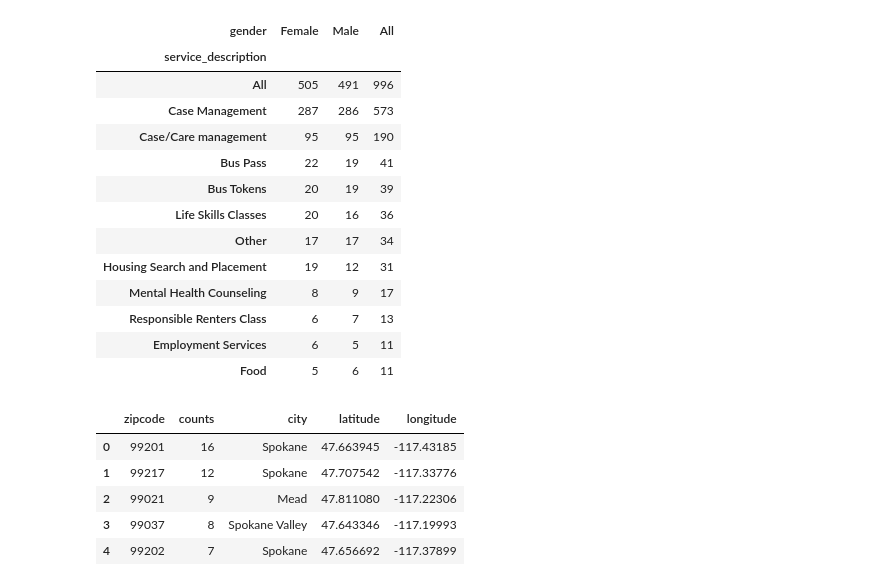
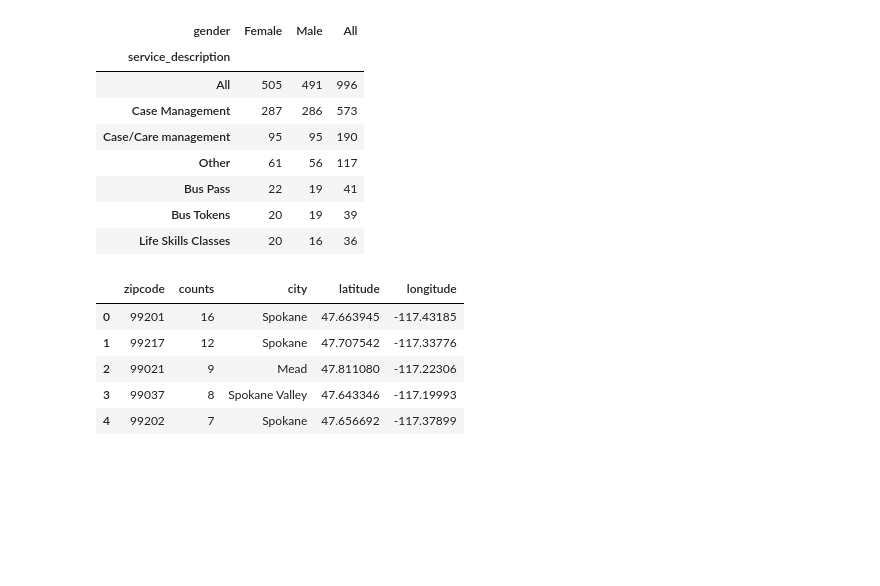
Before and after one commit to BloomTech-Labs/family-promise-service-tracker-ds-a, a Jupyter notebook: notebooks/visualizations.ipynb, the cells around one changed output. Saved outputs shown, nothing was run; the diff lists cells and outputs as text; code cells hidden in the pictures; blank space fills up the shorter version.

```diff
--- a/notebooks/visualizations.ipynb
+++ b/notebooks/visualizations.ipynb
@@ -3,22 +3,23 @@ import pandas as pd
 import datetime
 import plotly.express as px
 # %%
-def wrangle(file):
+def wrangle(file,services=10):
     df = pd.read_csv(file, parse_dates=["date"], index_col="date")
     df = df[~df.index.isna()]
 
     df["zipcode"] = [i.split()[-3].rstrip(",") for i in df["address"]]
-    df = df[~(df["zipcode"] == "WA")]
+    zips = [i.isnumeric() for i in df["zipcode"]]
+    df = df[(zips)]
     df["zipcode"] = df["zipcode"].astype("int64")
 
     df["month"] = [i.strftime("%Y-%m") for i in df.index]
 
-    top_services = list(df["service_description"].value_counts()[:10].index)
+    top_services = list(df["service_description"].value_counts()[:services].index)
     for i,v in enumerate(df["service_description"]):
         if v not in top_services:
             df["service_description"][i] = "Other"
 
     return df
-data = wrangle("../data/mock_data.csv")
-data.head()
+data = wrangle("../data/mock_data.csv",5)
+data.info()
 # %% [output]
@@ -35,33 +47,28 @@ See the caveats in the documentation: https://pandas.pydata.org/pandas-docs/stab
 # %%
-def service_splits(categories,demographic):
+def service_splits(categories,demographic,norm=False):
     """
     Splits a categorical series and finds the frequency of each unique
     value crossed with the values of a specified demographic series.
     """
     return pd.crosstab(categories,
                        demographic,
                        margins=True,
-                    #    normalize="columns"
+                       normalize=norm
                        ).sort_values(by="All", ascending=False)
 
 services = data["service_description"]
 demo = data["gender"]
 service_splits(services,demo)
 # %% [output]
 | gender | Female | Male | All |
 | service_description |  |  |  |
 | All | 505 | 491 | 996 |
 | Case Management | 287 | 286 | 573 |
 | Case/Care management | 95 | 95 | 190 |
+| Other | 61 | 56 | 117 |
 | Bus Pass | 22 | 19 | 41 |
 | Bus Tokens | 20 | 19 | 39 |
 | Life Skills Classes | 20 | 16 | 36 |
-| Other | 17 | 17 | 34 |
-| Housing Search and Placement | 19 | 12 | 31 |
-| Mental Health Counseling | 8 | 9 | 17 |
-| Responsible Renters Class | 6 | 7 | 13 |
-| Employment Services | 6 | 5 | 11 |
-| Food | 5 | 6 | 11 |
 # %%
 def services_by_age(ages):
     """
```
Also changed, not shown: parts of 2 cells of this notebook.
